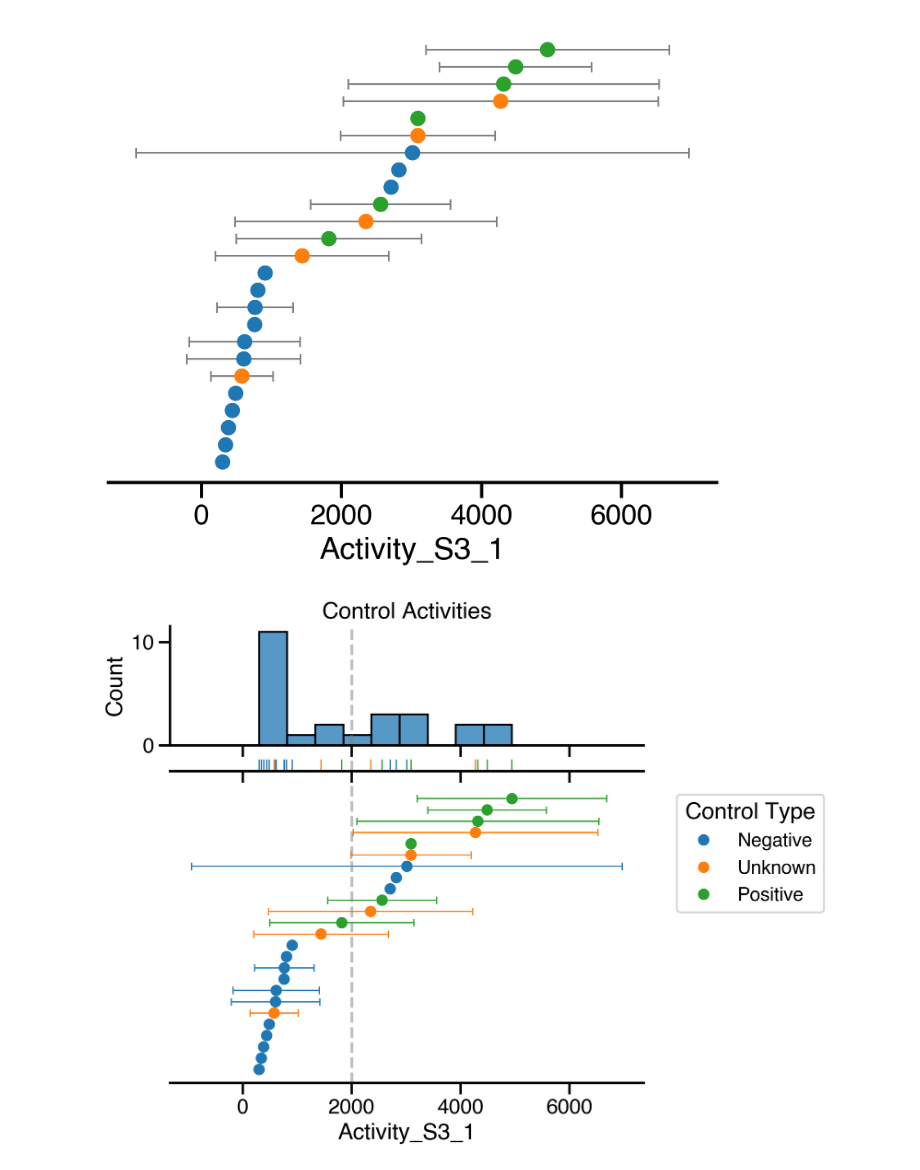
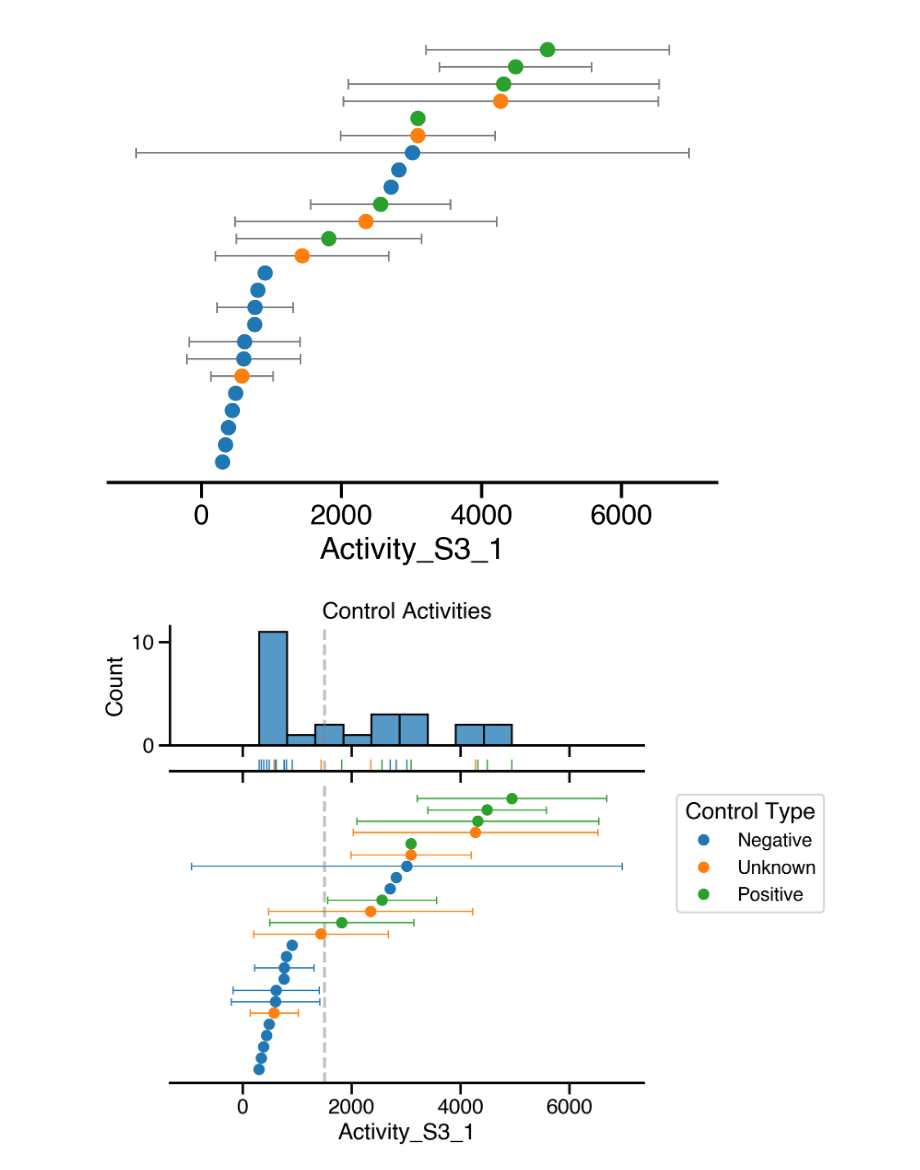
Before and after one commit to sanjanakotha/sog1, a Jupyter notebook: notebooks/Activity cutoff.ipynb, the cells around one changed output. Saved outputs shown, nothing was run; the diff lists cells and outputs as text; code cells hidden in the pictures.

```diff
--- a/notebooks/Activity cutoff.ipynb
+++ b/notebooks/Activity cutoff.ipynb
@@ -261,7 +261,7 @@ axs[1].set_yticks([])
 axs[0].set_title("Control Activities")
 
 for ax in axs:
-    ax.axvline(2000, linestyle='dashed', alpha=0.5, color = 'gray')
+    ax.axvline(1500, linestyle='dashed', alpha=0.5, color = 'gray')
 
 # Error bars: activity on x-axis
 for control_type, color in zip(sorted_df["Control Type"].unique(), palette):
@@ -273,34 +273,34 @@ for control_type, color in zip(sorted_df["Control Type"].unique(), palette):
         fmt='none',
         ecolor=color,
         elinewidth=1,
         capsize=3,
         label=None,
         zorder=0
     )
 
 # Scatterplot: activity on x-axis
 sns.scatterplot(
     data=sorted_df,
     x="Activity_S3_1",
     y=sorted_df.index,
     hue="Control Type",
     palette=palette,
     zorder=10,
     edgecolor="None",
     legend=True,
     ax=axs[2]
 )
 axs[2].legend(title="Control Type", bbox_to_anchor=(1.05, 1), loc='upper left', fontsize='small')
 sns.despine(ax=axs[1], left=True)
 sns.despine(ax=axs[2], left=True)
 
 plt.ylabel("")  # Optional: remove y-axis label
 axs[2].set_yticks([])  # Remove y-ticks
 
 plt.tight_layout(pad=0.1)
 plt.show()
 # %% [output]
-[figure, old version]
+[figure, new version]
 # %%
 # Define a consistent color palette
 palette = sns.color_palette("tab10", n_colors=sorted_df["Control Type"].nunique())
```
Also changed, not shown: parts of 1 cell of this notebook, 6 other files.
